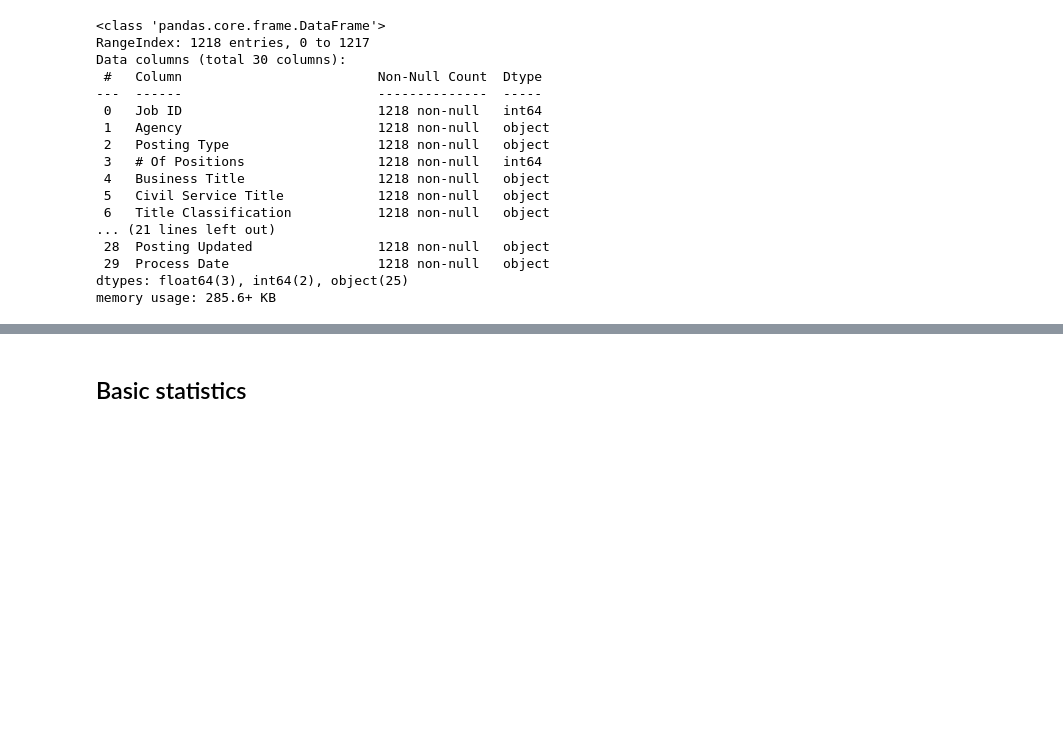
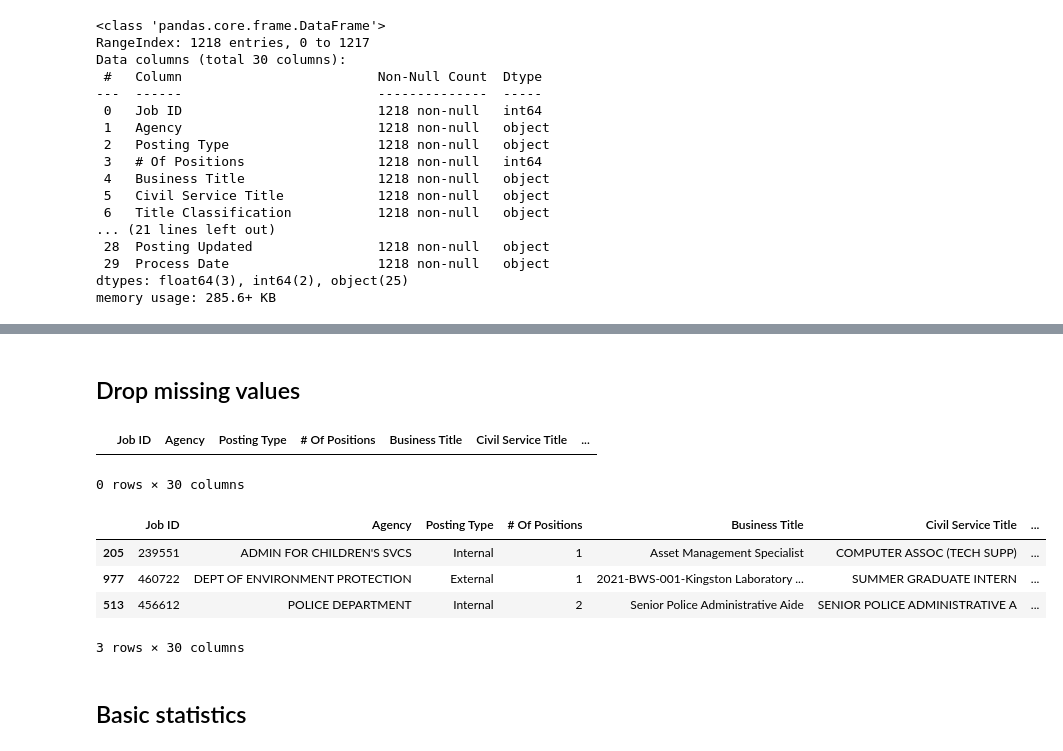
Before and after one commit to nyu-database-design/course-materials, a Jupyter notebook: docs/files/jupyter/pandas_dataframe.ipynb, the cells around one changed output, grey strips where cells are left out. Cells and saved outputs as stored; diff of their text form; code cells hidden in the pictures; blank space fills up the shorter version.

```diff
--- a/docs/files/jupyter/pandas_dataframe.ipynb
+++ b/docs/files/jupyter/pandas_dataframe.ipynb
@@ -276,4 +276,22 @@ df[ (df['Posting Type'] == 'External') & (df['Salary Frequency'] == 'Annual') &
 5 rows × 30 columns
+# %% [markdown]
+## Drop missing values
+# %%
+# drop rows with any missing values
+df.dropna()
+# %% [output]
+|  | Job ID | Agency | Posting Type | # Of Positions | Business Title | Civil Service Title | ... |
+0 rows × 30 columns
+# %%
+# oops... we were too aggressive.  Let's drop just those rows with missing salary info
+df = df.dropna(subset=['Salary Range From', 'Salary Range To'])
+df.sample(3)
+# %% [output]
+|  | Job ID | Agency | Posting Type | # Of Positions | Business Title | Civil Service Title | ... |
+| 205 | 239551 | ADMIN FOR CHILDREN'S SVCS | Internal | 1 | Asset Management Specialist | COMPUTER ASSOC (TECH SUPP) | ... |
+| 977 | 460722 | DEPT OF ENVIRONMENT PROTECTION | External | 1 | 2021-BWS-001-Kingston Laboratory ... | SUMMER GRADUATE INTERN | ... |
+| 513 | 456612 | POLICE DEPARTMENT | Internal | 2 | Senior Police Administrative Aide | SENIOR POLICE ADMINISTRATIVE A | ... |
+3 rows × 30 columns
 # %% [markdown]
 ## Basic statistics
 # %%
```
Also changed, not shown: parts of 7 cells of this notebook, 2 other files.
